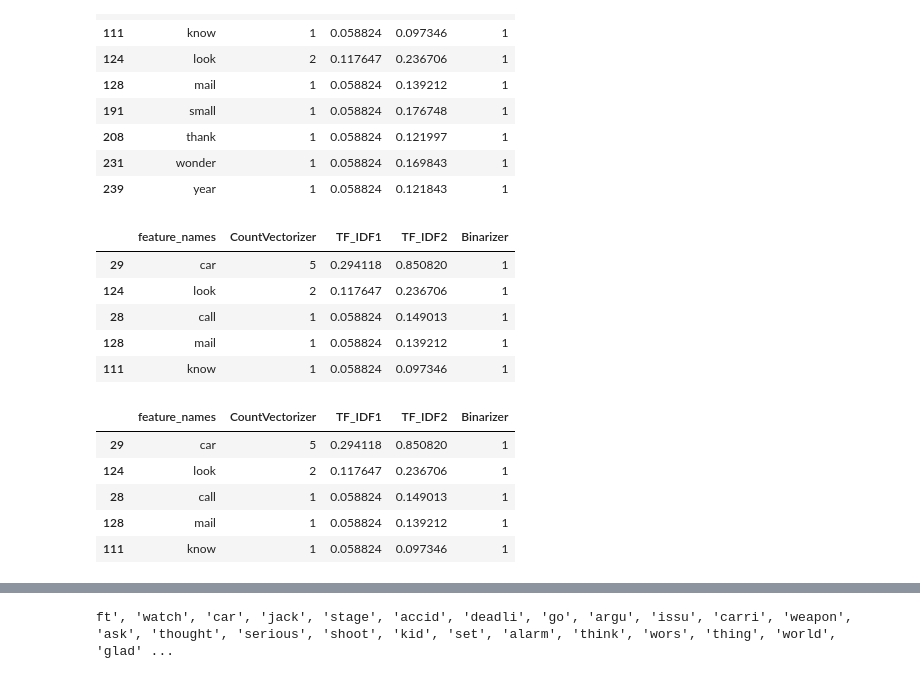
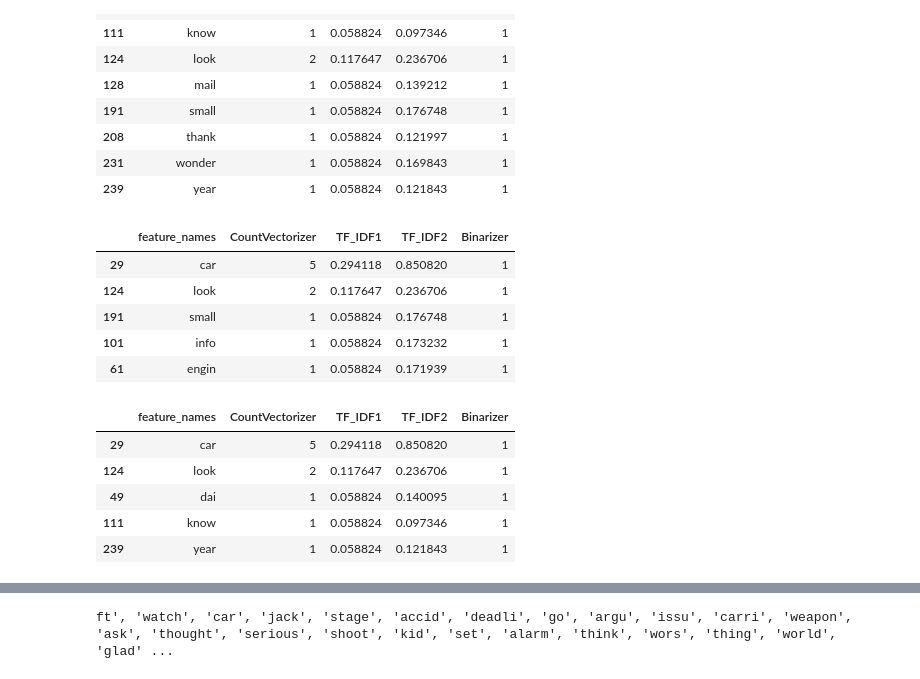
Before and after one commit to C-JoGit/Zalando_Analytics_HWR_BIPM, a Jupyter notebook: Exercises/Exercise3.ipynb, the cells around one changed output, grey strips where cells are left out. Cells and saved outputs as stored; diff of their text form; code cells hidden in the pictures.

```diff
--- a/Exercises/Exercise3.ipynb
+++ b/Exercises/Exercise3.ipynb
@@ -85,15 +85,15 @@ df[df['Binarizer'] == 1]
 # %%
 #d. Sort the data frame (descending) on:
 #i. TF-IDF Frequencies
-df = df.sort_values(by=['TF_IDF1'], ascending=False)
+df = df.sort_values(by=['TF_IDF2'], ascending=False)
 df.head()
 # %% [output]
 |  | feature_names | CountVectorizer | TF_IDF1 | TF_IDF2 | Binarizer |
 | 29 | car | 5 | 0.294118 | 0.850820 | 1 |
 | 124 | look | 2 | 0.117647 | 0.236706 | 1 |
-| 28 | call | 1 | 0.058824 | 0.149013 | 1 |
-| 128 | mail | 1 | 0.058824 | 0.139212 | 1 |
-| 111 | know | 1 | 0.058824 | 0.097346 | 1 |
+| 191 | small | 1 | 0.058824 | 0.176748 | 1 |
+| 101 | info | 1 | 0.058824 | 0.173232 | 1 |
+| 61 | engin | 1 | 0.058824 | 0.171939 | 1 |
 # %%
 #d. Sort the data frame (descending) on:
 #ii. Absolute Frequencies
@@ -103,6 +103,6 @@ df.head()
 |  | feature_names | CountVectorizer | TF_IDF1 | TF_IDF2 | Binarizer |
 | 29 | car | 5 | 0.294118 | 0.850820 | 1 |
 | 124 | look | 2 | 0.117647 | 0.236706 | 1 |
-| 28 | call | 1 | 0.058824 | 0.149013 | 1 |
-| 128 | mail | 1 | 0.058824 | 0.139212 | 1 |
+| 49 | dai | 1 | 0.058824 | 0.140095 | 1 |
 | 111 | know | 1 | 0.058824 | 0.097346 | 1 |
+| 239 | year | 1 | 0.058824 | 0.121843 | 1 |
```
Also changed, not shown: parts of 15 cells of this notebook, 4 other files.
